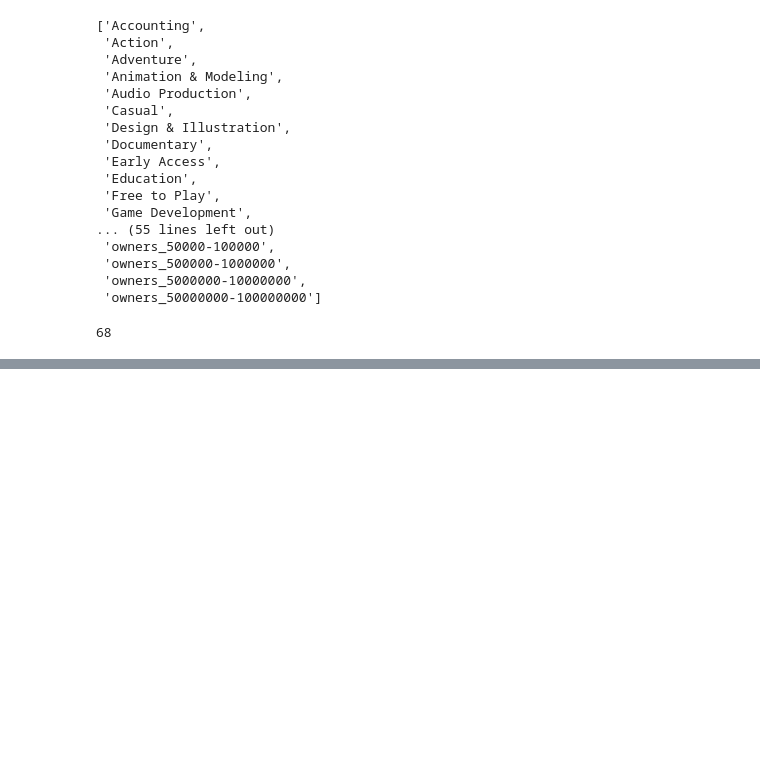
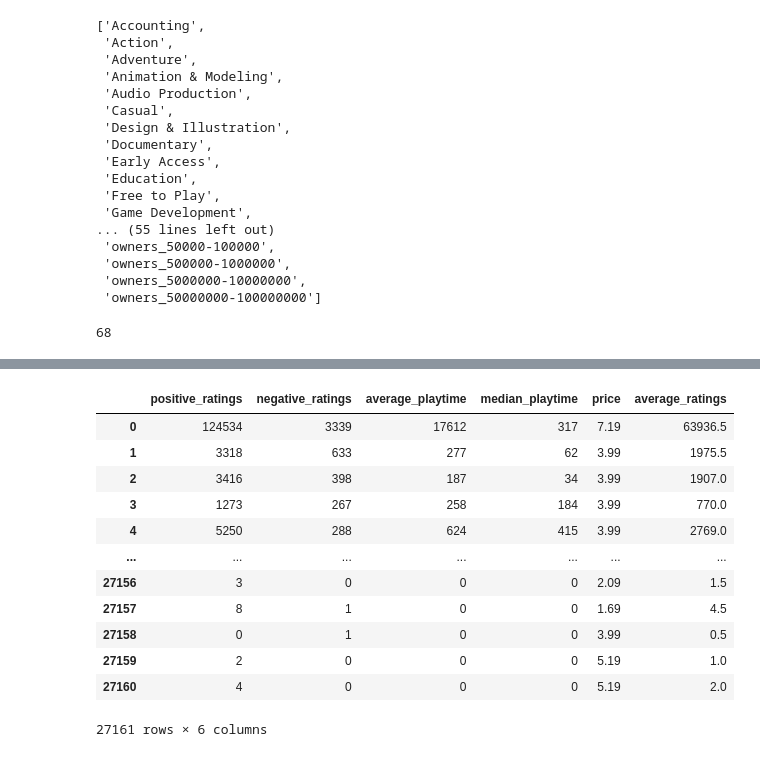
Before and after one commit to meiiscrazy/Video-Game-Analysis, a Jupyter notebook: FinalLearningModel.ipynb, the cells around one changed output, grey strips where cells are left out. Saved outputs shown, nothing was run; the diff lists cells and outputs as text; code cells hidden in the pictures; blank space fills up the shorter version.

Commit message:
adding model for ratings, playtime and price

```diff
--- a/FinalLearningModel.ipynb
+++ b/FinalLearningModel.ipynb
@@ -307,0 +304,19 @@ Loss: nan, Accuracy: 0.9356328248977661
+# %%
+model_attempt=model_df.drop(columns="owners")
+# %%
+model_attempt['average_ratings']=model_attempt[["positive_ratings", "negative_ratings"]].mean(axis=1)
+model_attempt
+# %% [output]
+|  | positive_ratings | negative_ratings | average_playtime | median_playtime | price | average_ratings |
+| 0 | 124534 | 3339 | 17612 | 317 | 7.19 | 63936.5 |
+| 1 | 3318 | 633 | 277 | 62 | 3.99 | 1975.5 |
+| 2 | 3416 | 398 | 187 | 34 | 3.99 | 1907.0 |
+| 3 | 1273 | 267 | 258 | 184 | 3.99 | 770.0 |
+| 4 | 5250 | 288 | 624 | 415 | 3.99 | 2769.0 |
+| ... | ... | ... | ... | ... | ... | ... |
+| 27156 | 3 | 0 | 0 | 0 | 2.09 | 1.5 |
+| 27157 | 8 | 1 | 0 | 0 | 1.69 | 4.5 |
+| 27158 | 0 | 1 | 0 | 0 | 3.99 | 0.5 |
+| 27159 | 2 | 0 | 0 | 0 | 5.19 | 1.0 |
+| 27160 | 4 | 0 | 0 | 0 | 5.19 | 2.0 |
+27161 rows × 6 columns
```
Also changed, not shown: parts of 17 cells of this notebook.
